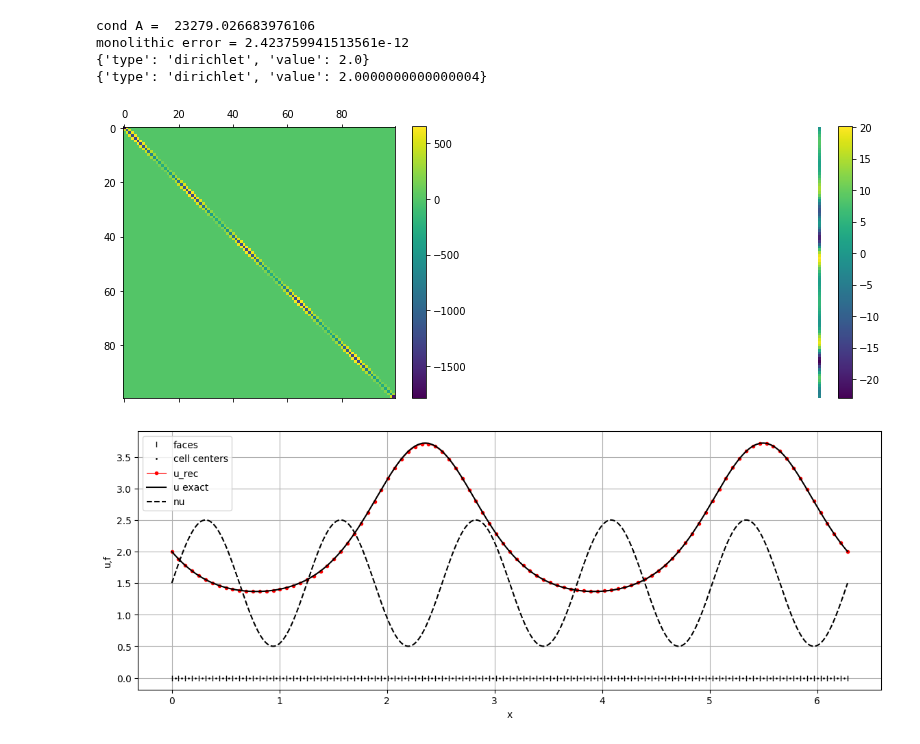
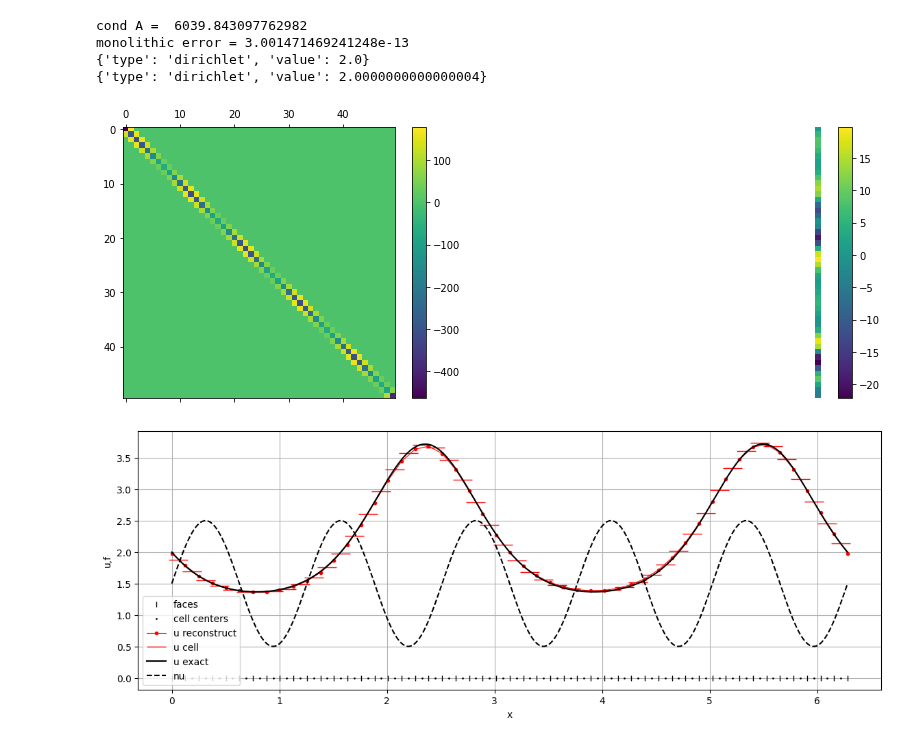
Before and after one commit to multiform-UoN/splittingschemes, a Jupyter notebook: python/fvm1D_poisson.ipynb, the cells around one changed output. Saved outputs shown, nothing was run; the diff lists cells and outputs as text; code cells hidden in the pictures.

Commit message:
small changes to plots

```diff
--- a/python/fvm1D_poisson.ipynb
+++ b/python/fvm1D_poisson.ipynb
@@ -16,7 +16,7 @@ kwargs = {
 }
 
 L = 2.0*np.pi
-N = 100
+N = 50
 dx = np.divide(L, N)
 x = np.linspace(0, L, N+1)
 xc = np.linspace(0.5*dx, L-0.5*dx, N)
@@ -74,38 +74,40 @@ print(rightBC)
 
 fig1, axs = plt.subplots(1, 2, figsize=(14,5))
 axsA = axs[0].matshow(A)
 axsf = axs[1].matshow(ff.reshape((N,1)))
 fig1.colorbar(axsA, ax=axs[0])
 fig1.colorbar(axsf, ax=axs[1])
 axs[1].axis('off')
 #plt.savefig('matrix.pdf')
 
 fig, ax = plt.subplots(figsize=(14,5), dpi=100)
 markersize = 20
 linewidth = 0.8
 color = 'k'
 ax.set_xlabel('x')
 ax.set_ylabel('u,f')
 
 ax.plot(x, 0*x, '|', color='k', label='faces', markersize=6.0)
 ax.plot(xc, 0*xc, '.', color='k', label='cell centers', markersize=2.0)
 
+ax.plot(x, mylib.reconstruct(u), '.-r' , label='u reconstruct', linewidth=linewidth)
+ax.plot(xc, u, '_r', label='u cell', markersize=markersize)
+ax.plot(xfine, sol(xfine, kwargs), '-k', label='u exact')
+
 #ax.plot(x, mylib.reconstruct(fTOT), '-g' , label='furec', linewidth=linewidth)
-ax.plot(x, mylib.reconstruct(u), '.-r' , label='u_rec', linewidth=linewidth)
-#ax.plot(xc, u, '_r', label='u', markersize=markersize)
-ax.plot(xfine, sol(xfine, kwargs), '-k', label='u exact')
 #ax.plot(xc, ff, '_g', label='ff', markersize=markersize)
-#ax.plot(xfine, f(xfine, kwargs), '--k', label='f')
+#ax.plot(xfine, f(xfine, kwargs), '--k', label='f exact')
+
 ax.plot(xfine, nu(xfine, kwargs), '--k', label='nu')
 ax.plot()
 #ax.set_ylim(bottom=0.0)
 #ax.set_xlim([-0.001,0.1])
 ax.legend()
 ax.grid()
 # %% [output]
-cond A =  23279.026683976106
-monolithic error = 2.423759941513561e-12
+cond A =  6039.843097762982
+monolithic error = 3.001471469241248e-13
 {'type': 'dirichlet', 'value': 2.0}
 {'type': 'dirichlet', 'value': 2.0000000000000004}
-[figure, old version]
+[figure, new version]
-[figure, old version]
+[figure, new version]
```
